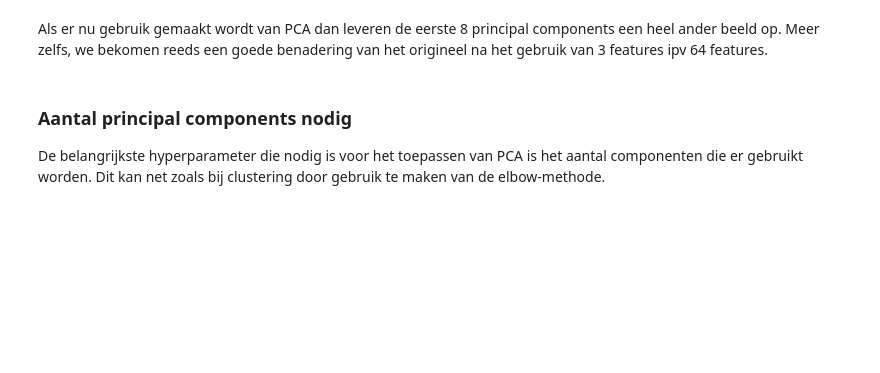
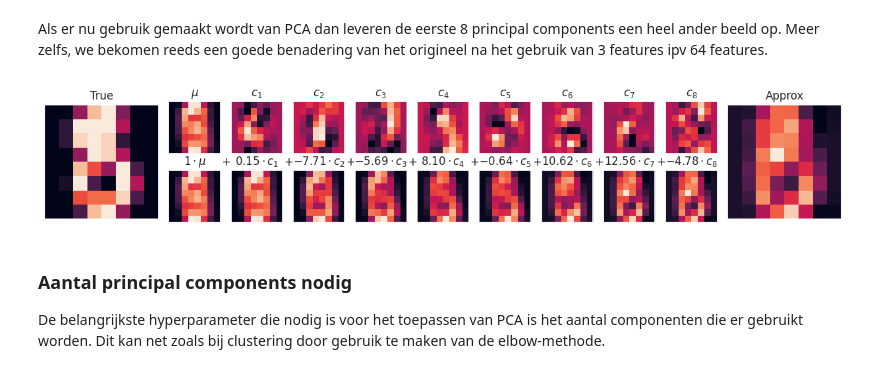
Before and after one commit to OdiseeDataScience2526/Leerstof-groep456, a Jupyter notebook: Les_09/03_DimensionalityReduction.ipynb, the cells around one changed output. Saved outputs shown, nothing was run; the diff lists cells and outputs as text; code cells hidden in the pictures; blank space fills up the shorter version.

```diff
--- a/Les_09/03_DimensionalityReduction.ipynb
+++ b/Les_09/03_DimensionalityReduction.ipynb
@@ -182,6 +229,14 @@ def plot_pca_components(x, coefficients=None, mean=0, components=None,
 # %% [markdown]
 Als er nu gebruik gemaakt wordt van PCA dan leveren de eerste 8 principal components een heel ander beeld op.
 Meer zelfs, we bekomen reeds een goede benadering van het origineel na het gebruik van 3 features ipv 64 features.
+# %%
+pca = PCA(n_components=8)
+projected = pca.fit_transform(digits.data)
+projected.shape
+
+fig = plot_pca_components(digits.data[899], projected[899], pca.mean_, pca.components_)
+# %% [output]
+[figure, added]
 # %% [markdown]
 ### Aantal principal components nodig
 
```
Also changed, not shown: parts of 13 cells of this notebook.
